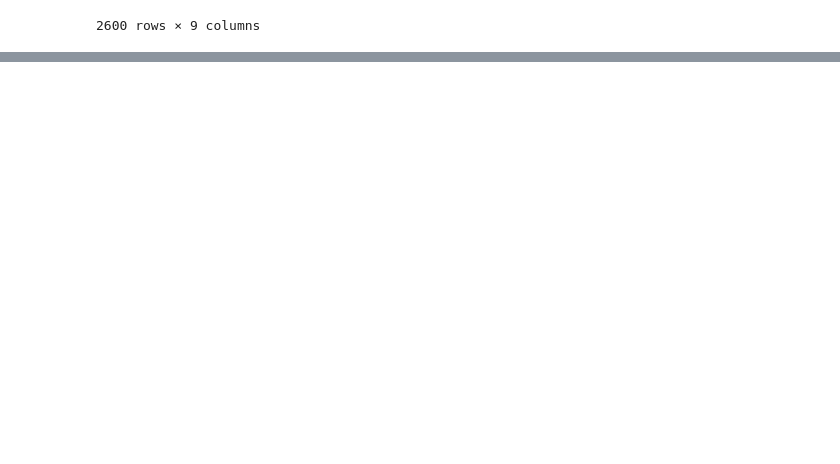
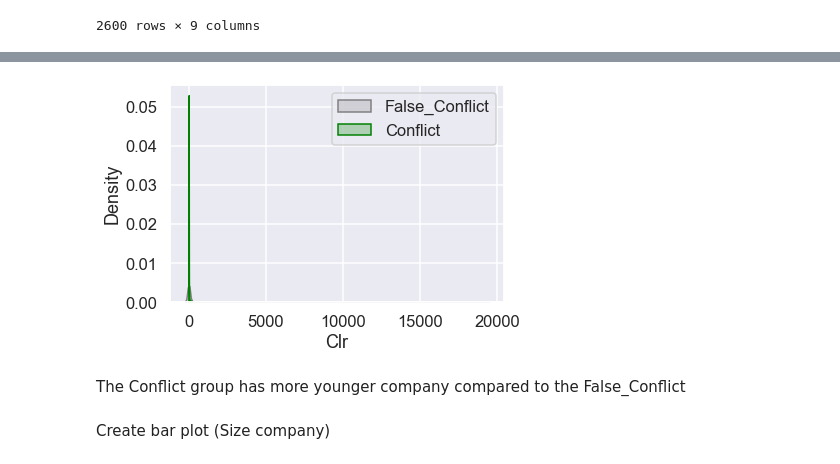
Before and after one commit to KelThuzedd/Project-Conflict, a Jupyter notebook: Conflict.ipynb, the cells around one changed output, grey strips where cells are left out. Saved outputs shown, nothing was run; the diff lists cells and outputs as text; code cells hidden in the pictures; blank space fills up the shorter version.

```diff
--- a/Conflict.ipynb
+++ b/Conflict.ipynb
@@ -321,0 +58,4 @@ ax[1].set_ylabel('');
+# %%
+Conflict = 'Conflict'
+Returns = 'Returns'
+df.groupby(Conflict)[Returns].describe()
@@ -321,0 +85,16 @@ ax[1].set_ylabel('');
+# %%
+C_COLOUR = 'grey'
+T_COLOUR = 'green'
+C_LABEL = 'False_Conflict'
+T_LABEL = 'Conflict'
+sns.kdeplot(data=df[~df[Conflict]], x='Clr', shade=True,
+            color=C_COLOUR, label=C_LABEL)
+sns.kdeplot(data=df[df[Conflict]], x='Clr', shade=True,
+            color=T_COLOUR, label=T_LABEL)
+plt.legend();
+# %% [output]
+[figure, added]
+# %% [markdown]
+The Conflict group has more younger company compared to the False_Conflict
+# %% [markdown]
+Create bar plot (Size company)
```
Also changed, not shown: parts of 45 cells of this notebook.
